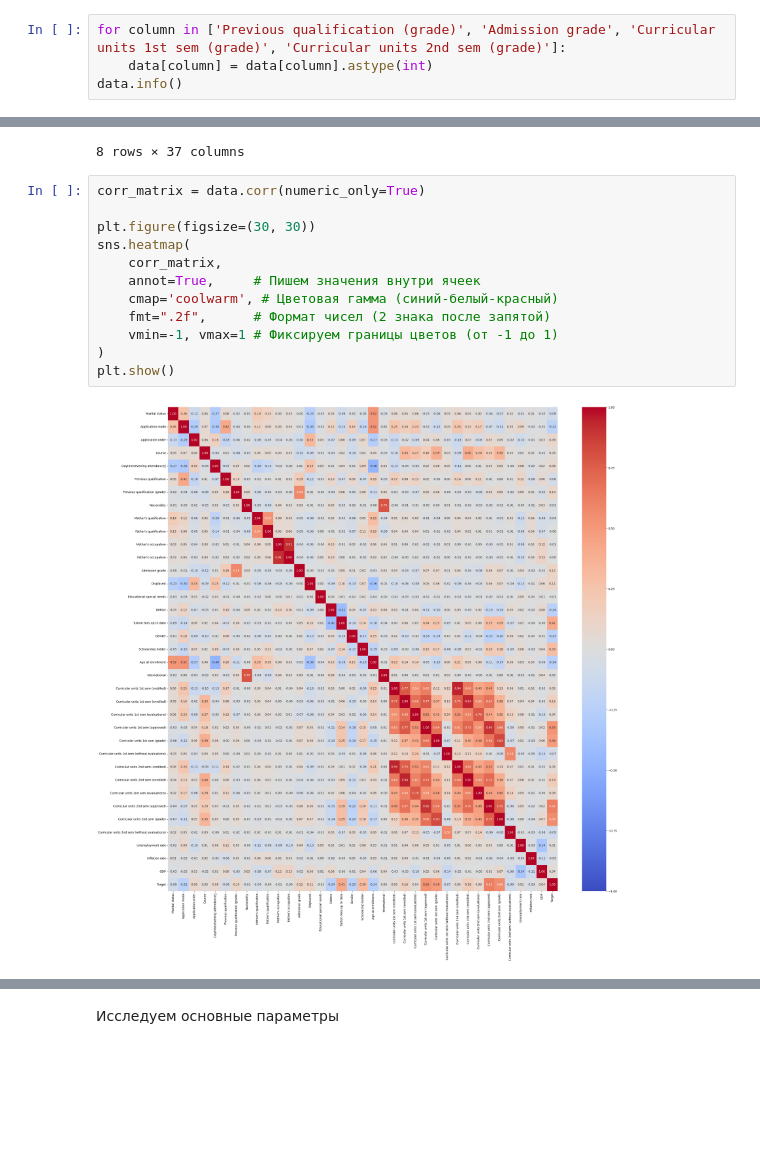
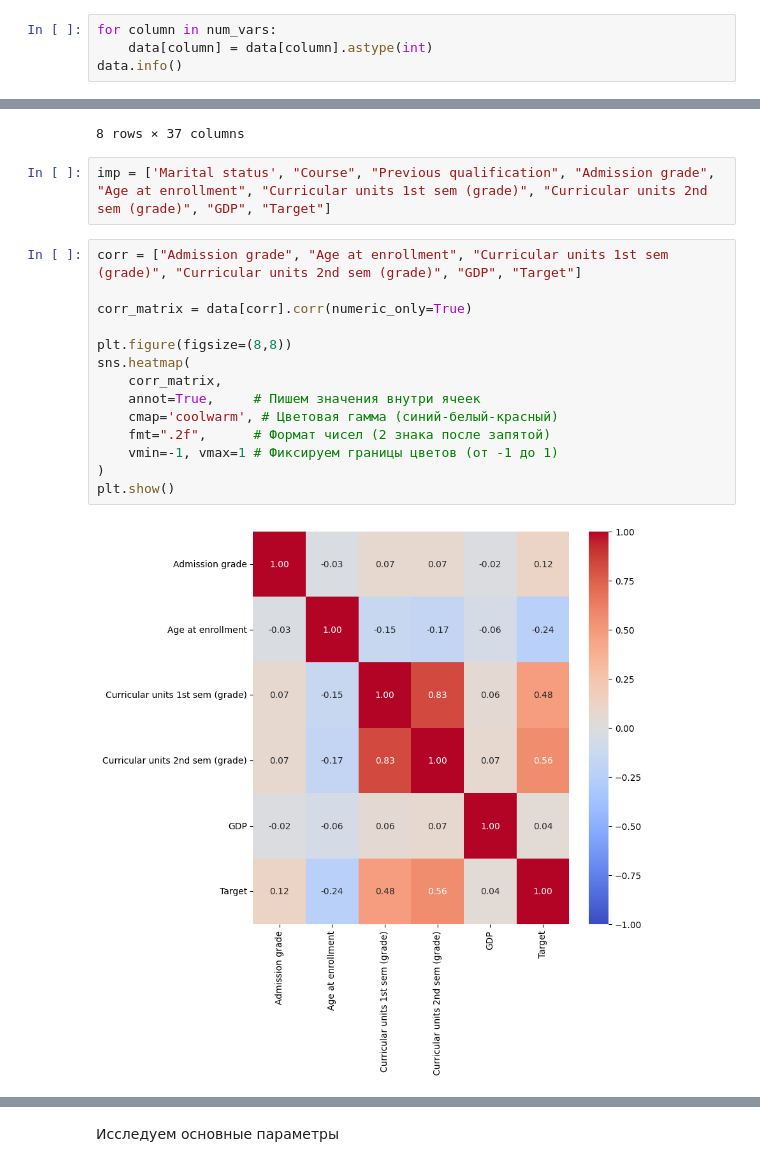
Before and after one commit to terracodum/ML_labs, a Jupyter notebook: lab1/lab1_class.ipynb, the cells around one changed output, grey strips where cells are left out. Drawn from its saved outputs; the diff is of its cells as text; blank space fills up the shorter version.

```diff
--- a/lab1/lab1_class.ipynb
+++ b/lab1/lab1_class.ipynb
@@ -428,7 +427,7 @@ float_num_vars = ['Unemployment rate', 'Inflation rate', 'GDP']
 # %% [markdown]
 ### Коррекция типов данных
 # %%
-for column in ['Previous qualification (grade)', 'Admission grade', 'Curricular units 1st sem (grade)', 'Curricular units 2nd sem (grade)']:
+for column in num_vars:
     data[column] = data[column].astype(int)
 data.info()
 # %% [output]
@@ -524,20 +533,24 @@ data.describe()
 | 75% | 1.000000 | 39.000000 | 2.000000 | 9556.000000 | 1.000000 | ... |
 | max | 6.000000 | 57.000000 | 9.000000 | 9991.000000 | 1.000000 | ... |
 8 rows × 37 columns
+# %%
+imp = ['Marital status', "Course", "Previous qualification", "Admission grade", "Age at enrollment", "Curricular units 1st sem (grade)", "Curricular units 2nd sem (grade)", "GDP", "Target"]
 # %%
-corr_matrix = data.corr(numeric_only=True)
+corr = ["Admission grade", "Age at enrollment", "Curricular units 1st sem (grade)", "Curricular units 2nd sem (grade)", "GDP", "Target"]
 
-plt.figure(figsize=(30, 30))
+corr_matrix = data[corr].corr(numeric_only=True)
+
+plt.figure(figsize=(8,8))
 sns.heatmap(
     corr_matrix,
     annot=True,     # Пишем значения внутри ячеек
     cmap='coolwarm', # Цветовая гамма (синий-белый-красный)
     fmt=".2f",      # Формат чисел (2 знака после запятой)
     vmin=-1, vmax=1 # Фиксируем границы цветов (от -1 до 1)
 )
 plt.show()
 # %% [output]
-[figure, old version]
+[figure, new version]
 # %% [markdown]
 ### Из тепловой карты мы видим:
 - большинство признаков слабо свящанны друг с другом
```
Also changed, not shown: parts of 40 cells of this notebook, 1 other file.
